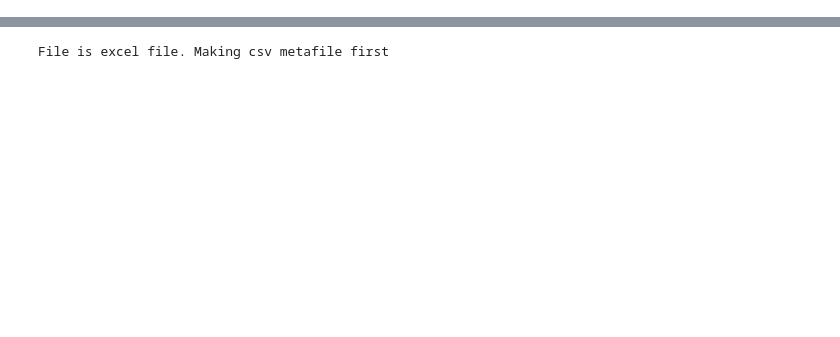
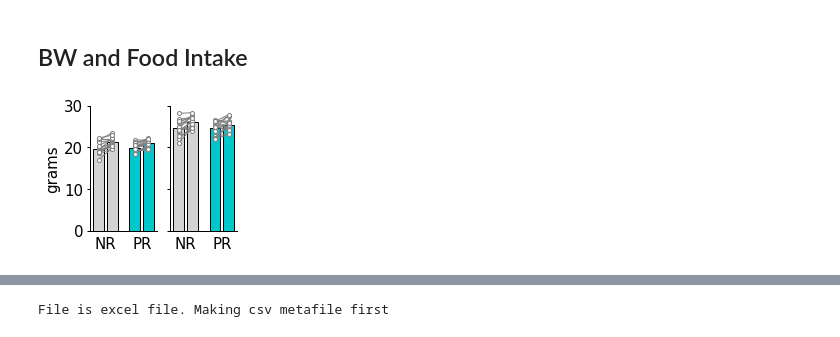
Before and after one commit to linneavolcko/ARP, a Jupyter notebook: src/ARP Paper Figures.ipynb, the cells around one changed output, grey strips where cells are left out. Cells and saved outputs as stored; diff of their text form; code cells hidden in the pictures; blank space fills up the shorter version.

Commit message:
BW and food intake figures

```diff
--- a/src/ARP Paper Figures.ipynb
+++ b/src/ARP Paper Figures.ipynb
@@ -4,3 +4,18 @@ import numpy as np
 import matplotlib.pyplot as plt
 import pandas as pd
 %matplotlib inline
+# %% [markdown]
+## BW and Food Intake
+# %%
+excel_file = pd.ExcelFile("..\\ARP3 and ARP5 conditioning and preference metafile.xls")
+df1 = pd.read_excel(excel_file, "food_intake")
+df2 = pd.read_excel(excel_file, "BW")
+df3 = pd.read_excel(excel_file, "female_cycle")
+df4 = pd.read_excel(excel_file, "FGF21")
+# %%
+colors_NR1 = "lightgrey"
+colors_NR2 = "grey"
+colors_PR1 = "#00C7CC"
+colors_PR2 = "#0097A3"
+
+scattersize = 40
@@ -6,0 +54,37 @@ import pandas as pd
+# %%
+#Plot for BW
+
+f,ax=plt.subplots(figsize=(3.4,2.3), ncols=2, sharey=True, gridspec_kw={"left": 0.3})
+
+tp.barscatter([[NR_F_BW_start, NR_F_BW_PrefTest], [PR_F_BW_start, PR_F_BW_PrefTest]],
+              paired = True,
+              grouplabel= ["NR", "PR"],
+              xfontsize = 15,
+              barfacecolor=[colors_NR1, colors_NR1, colors_PR1, colors_PR1],
+              barfacecoloroption="individual",
+              scattersize=scattersize,
+              linewidth=1,
+              ax=ax[0])
+
+tp.barscatter([[NR_M_BW_start, NR_M_BW_PrefTest], [PR_M_BW_start, PR_M_BW_PrefTest]],
+              paired = True,
+              grouplabel= ["NR", "PR"],
+              xfontsize = 15,
+              barfacecolor=[colors_NR1, colors_NR1, colors_PR1, colors_PR1],
+              barfacecoloroption="individual",
+              scattersize=scattersize,
+              linewidth=1,
+              ax=ax[1])
+
+
+ax[0].set_ylabel("grams", fontsize = 15)
+ax[0].set_ylim([0, 30])
+ax[0].tick_params(axis='y', labelsize=15)
+
+#ax[0].set_title("Female Mice")
+#ax[1].set_title("Male Mice")
+
+#f.suptitle("BW", fontsize = 20)
+f.savefig("..//output//BW1.eps")
+# %% [output]
+[figure, added]
```
Also changed, not shown: parts of 15 cells of this notebook, 4 other files.
